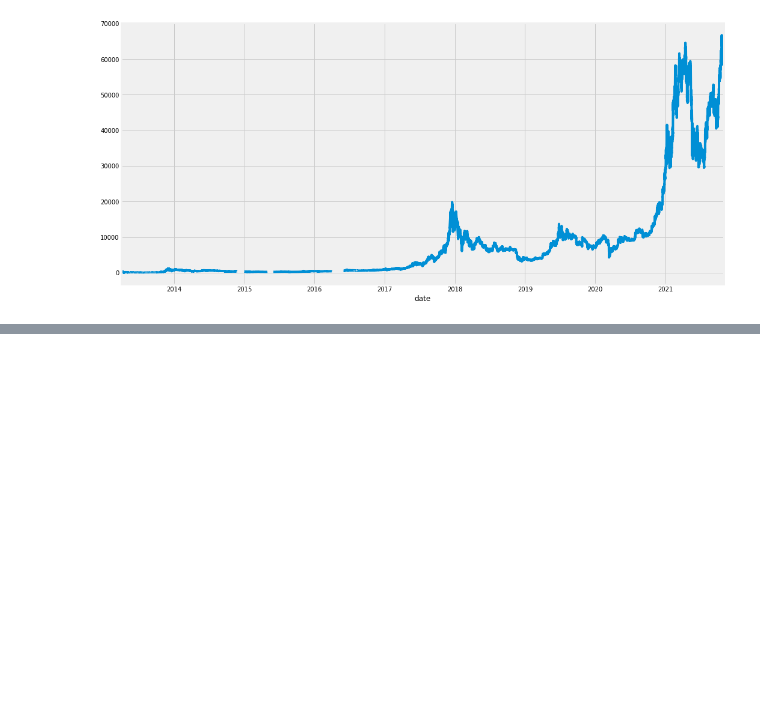
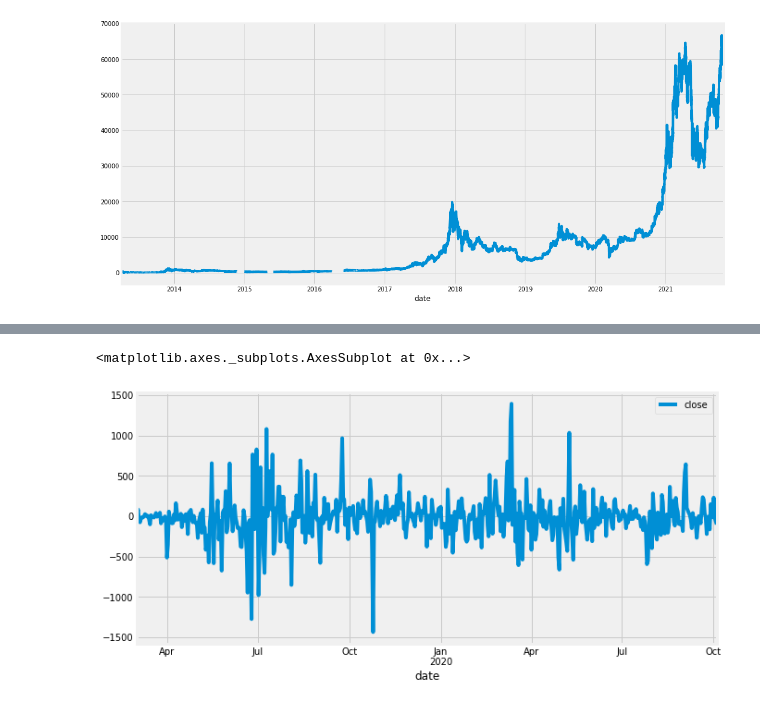
Before and after one commit to ayoubbensakhria/finance_algo, a Jupyter notebook: ARMA_Model.ipynb, the cells around one changed output, grey strips where cells are left out. Cells and saved outputs as stored; diff of their text form; code cells hidden in the pictures; blank space fills up the shorter version.

```diff
--- a/ARMA_Model.ipynb
+++ b/ARMA_Model.ipynb
@@ -75,0 +82,10 @@ fig = plot_pacf(ddf['close'], lags=40 ,ax=ax2)
+# %%
+df_train.shift(-1).head(5)
+# Difference the stock price and make it stationary
+#A stationary process has the property that the mean, variance and autocorrelation structure do not change over time.
+df1_train = df_train - df_train.shift(-1)
+df1_train.dropna(inplace=True)
+df1_train.plot(figsize = (10,5))
+# %% [output]
+<matplotlib.axes._subplots.AxesSubplot at 0x...>
+[figure, added]
```
Also changed, not shown: parts of 14 cells of this notebook.
